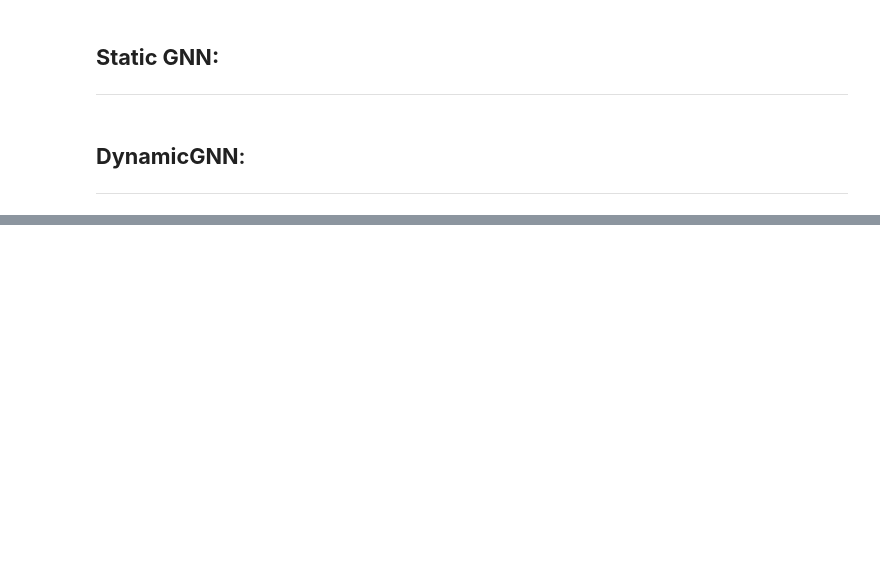
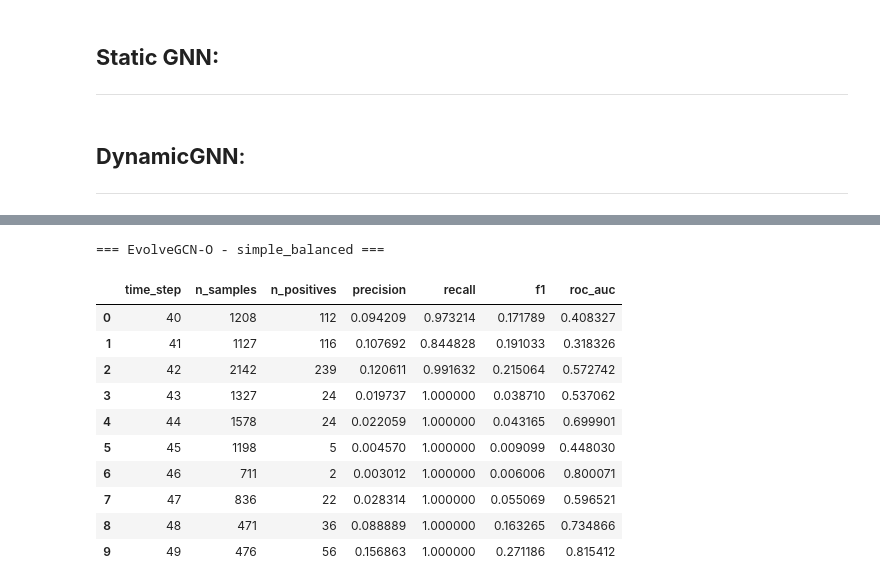
Before and after one commit to SokratisHadjichristodoulou/AML-Thesis, a Jupyter notebook: experiments/rq2_graph_models.ipynb, the cells around one changed output, grey strips where cells are left out. Cells and saved outputs as stored; diff of their text form; code cells hidden in the pictures; blank space fills up the shorter version.

```diff
--- a/experiments/rq2_graph_models.ipynb
+++ b/experiments/rq2_graph_models.ipynb
@@ -588,0 +627,16 @@ display(evolve_per_ts[evolve_per_ts["setup"] == "simple"])
+# %%
+print("=== EvolveGCN-O - simple_balanced ===")
+display(balanced_df)
+# %% [output]
+=== EvolveGCN-O - simple_balanced ===
+|  | time_step | n_samples | n_positives | precision | recall | f1 | roc_auc |
+| 0 | 40 | 1208 | 112 | 0.094209 | 0.973214 | 0.171789 | 0.408327 |
+| 1 | 41 | 1127 | 116 | 0.107692 | 0.844828 | 0.191033 | 0.318326 |
+| 2 | 42 | 2142 | 239 | 0.120611 | 0.991632 | 0.215064 | 0.572742 |
+| 3 | 43 | 1327 | 24 | 0.019737 | 1.000000 | 0.038710 | 0.537062 |
+| 4 | 44 | 1578 | 24 | 0.022059 | 1.000000 | 0.043165 | 0.699901 |
+| 5 | 45 | 1198 | 5 | 0.004570 | 1.000000 | 0.009099 | 0.448030 |
+| 6 | 46 | 711 | 2 | 0.003012 | 1.000000 | 0.006006 | 0.800071 |
+| 7 | 47 | 836 | 22 | 0.028314 | 1.000000 | 0.055069 | 0.596521 |
+| 8 | 48 | 471 | 36 | 0.088889 | 1.000000 | 0.163265 | 0.734866 |
+| 9 | 49 | 476 | 56 | 0.156863 | 1.000000 | 0.271186 | 0.815412 |
```
Also changed, not shown: parts of 6 cells of this notebook, 4 other files.
